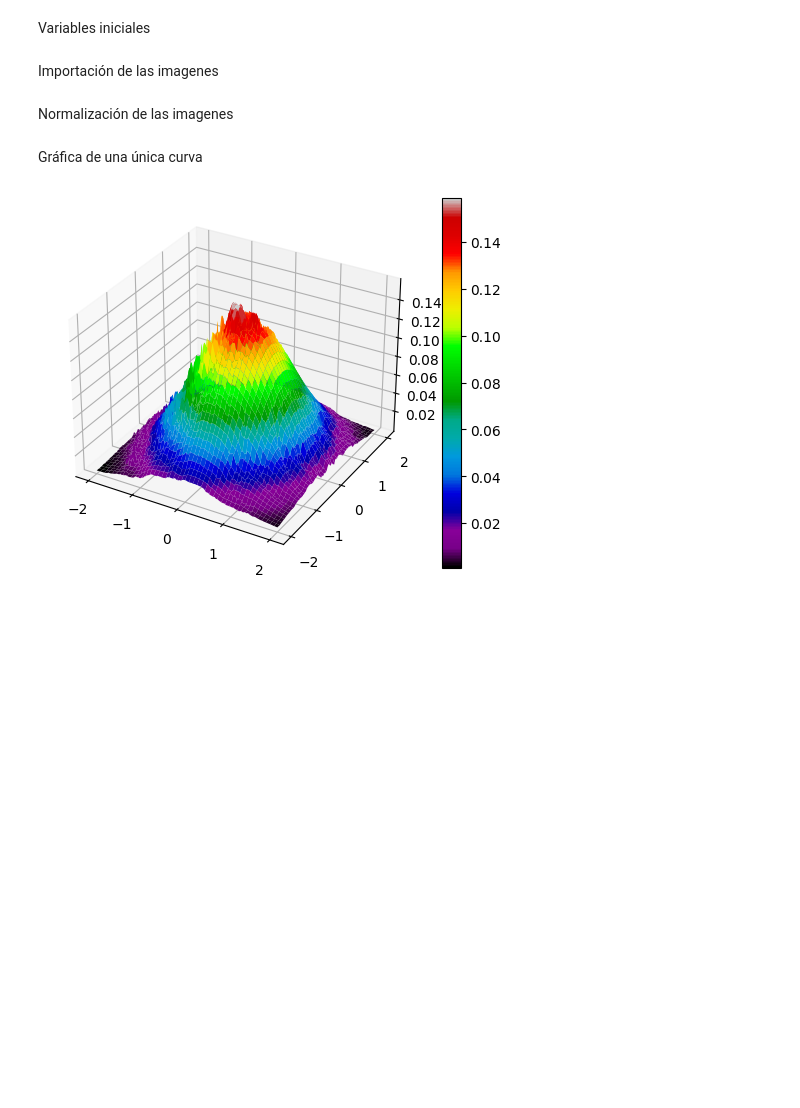
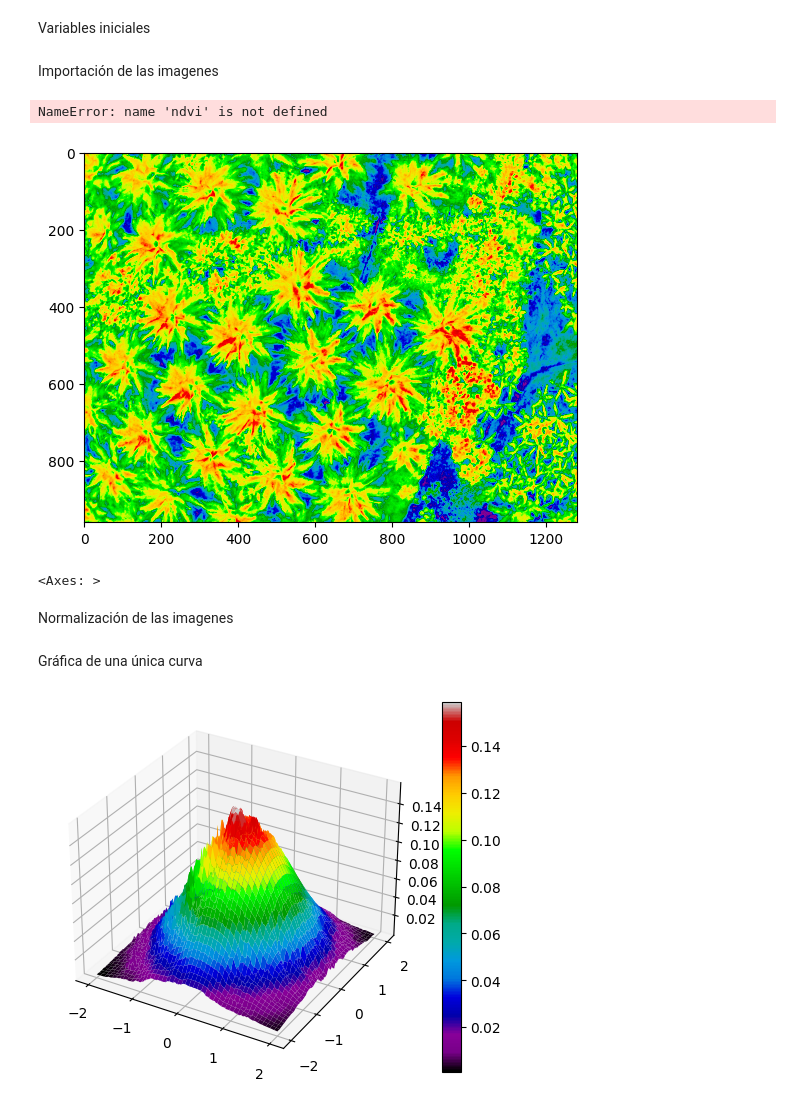
Before and after one commit to manularrea/Multispectral-Imaging-Analysis, a Jupyter notebook: index.ipynb, the cells around one changed output. Saved outputs shown, nothing was run; the diff lists cells and outputs as text; code cells hidden in the pictures; blank space fills up the shorter version.

Commit message:
Show ndvi images

```diff
--- a/index.ipynb
+++ b/index.ipynb
@@ -30,6 +30,15 @@ with rasterio.open('./img/2. IMG_700101_000458_0092_NIR.TIF') as src:
 
 with rasterio.open('img/3. IMG_700101_000458_0092_RED.TIF') as src:
     red_field = src.read(1)
+# %%
+show(ndvi, cmap='nipy_spectral')
+# %% [output]
+NameError: name 'ndvi' is not defined
+# %%
+show(ndvi_field, cmap= 'nipy_spectral')
+# %% [output]
+[figure, added]
+<Axes: >
 # %% [markdown]
 Normalización de las imagenes
 # %%
```
